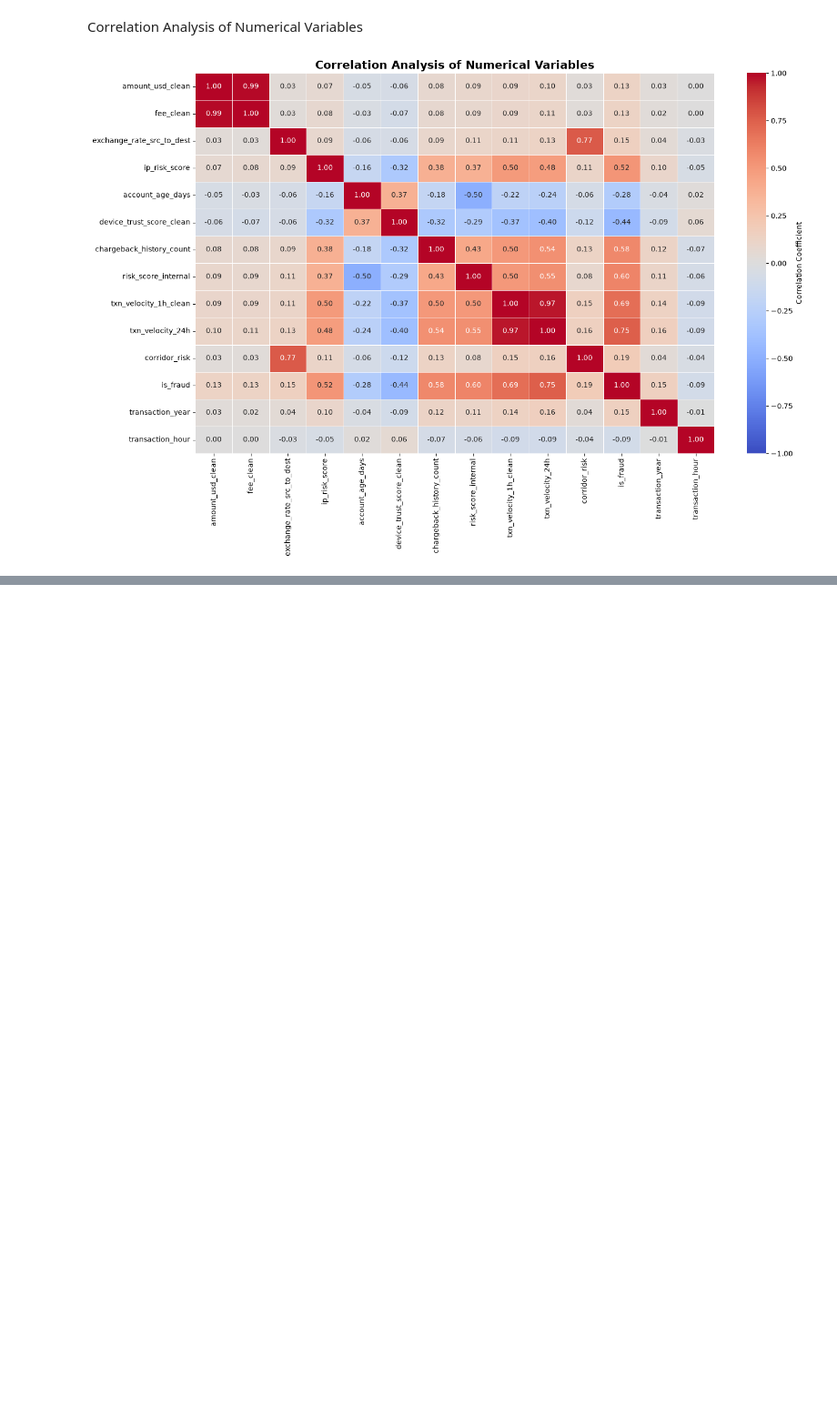
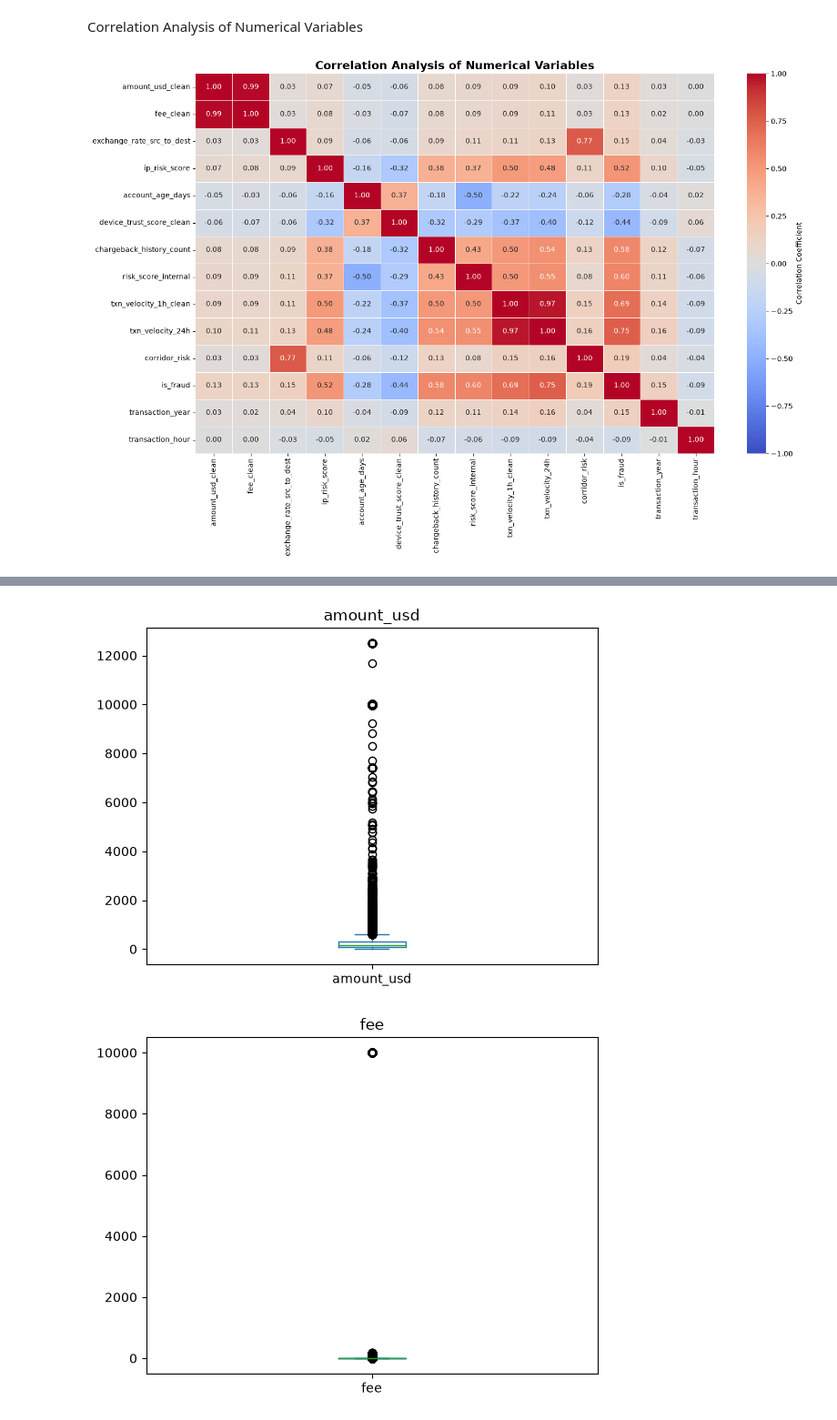
Before and after one commit to kolynton4life-wq/Novapay-fraudulent, a Jupyter notebook: notebook/EDA.ipynb, the cells around one changed output, grey strips where cells are left out. Shown at 91% size. Saved outputs shown, nothing was run; the diff lists cells and outputs as text; code cells hidden in the pictures; blank space fills up the shorter version.

```diff
--- a/notebook/EDA.ipynb
+++ b/notebook/EDA.ipynb
@@ -2445,0 +2511,4 @@ plt.show()
+# %%
+df = pd.read_csv(
+    r'C:\Users\elias\Desktop\JULY 10ALYSTIC NOVA PROJECT\Novapay-fraudulent\data\nova_pay_combined.csv'
+)
@@ -2445,0 +2546,10 @@ plt.show()
+# %%
+import numpy as np
+
+for col in df.select_dtypes(include= np.number).columns.tolist():
+    df[col].plot(kind='box')
+    plt.title(col)
+    plt.show()
+# %% [output]
+[figure, added]
+[figure, added]
```
Also changed, not shown: parts of 116 cells of this notebook, 34 other files.
